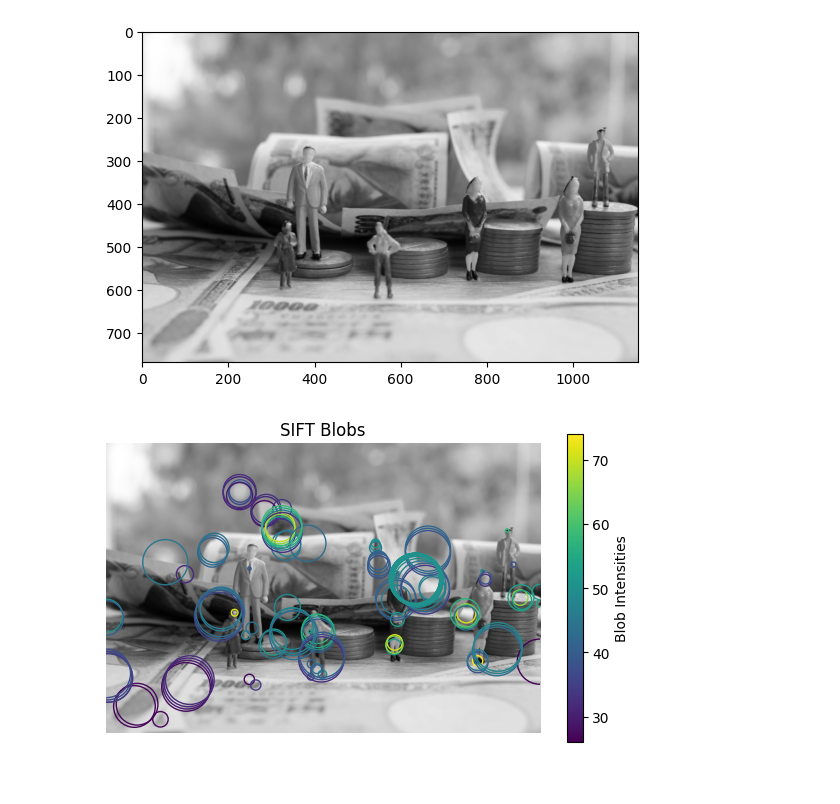
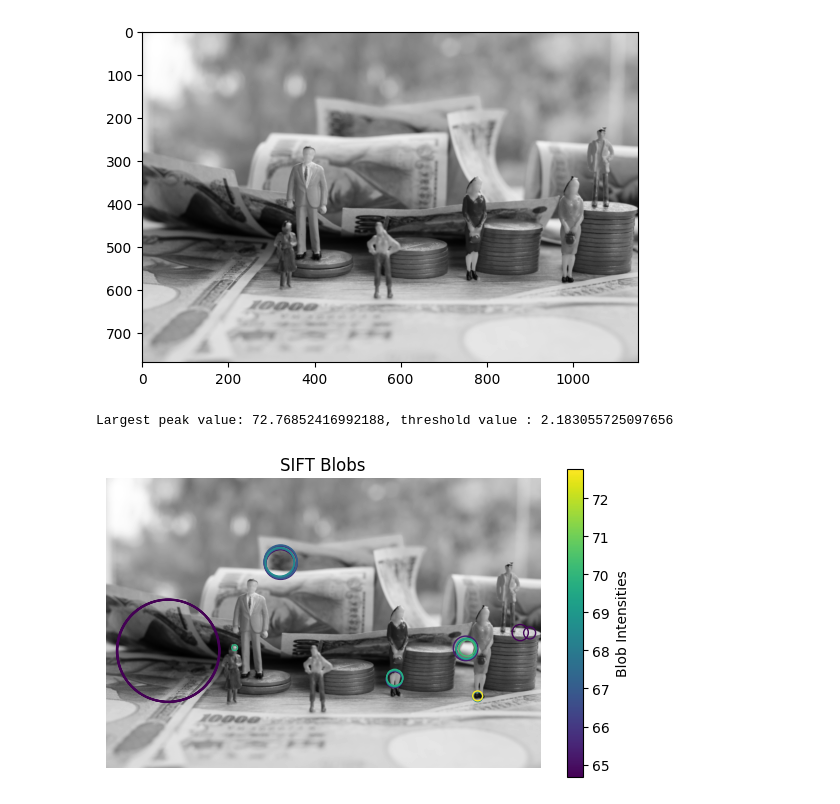
Before and after one commit to tsultan16/Computer_Vision, a Jupyter notebook: feature_detection/blob_detection.ipynb, the cells around one changed output. Drawn from its saved outputs; the diff is of its cells as text; code cells hidden in the pictures.

Commit message:
improved the thresholding

```diff
--- a/feature_detection/blob_detection.ipynb
+++ b/feature_detection/blob_detection.ipynb
@@ -176,20 +176,24 @@ Sigma = 92.0, Peaks = [[(261, 204), 176.05214]]
 4) Use non-maximal suppression inside a cubic window, e.g. a 3x3x3 window, to extract the local maxima $(x_*, y_*, \sigma_*)$, these are the SIFT features/blobs
 # %%
 # this function takes the absolute value of an array and suppresses all non-maximal values within a specified neighborhood size
-def non_maximal_suppression(arr, threshold=0.5, window_size=5):
+def non_maximal_suppression(arr, threshold, window_size=5):
     w2 = int(window_size/2)  # window half-size
-
-    arr_max = np.max(arr)
-    threshold_val = threshold * arr_max
 
     for i in range(w2, arr.shape[0]-w2):
         for j in range(w2, arr.shape[1]-w2):
             patch = arr[i-w2:i+w2, j-w2:j+w2]
 
-            # peak values that are smaller than the threshold value get suppressed
-            maxval = max(np.max(patch), threshold_val)
+            # values that are smaller than the local peak get suppressed
+            maxval = np.max(patch)
             patch[patch < maxval] = 0
             arr[i-w2:i+w2, j-w2:j+w2] = patch
+
+
+    # apply the threshol to get rid of weaker peaks
+    arr_max = np.max(arr)
+    threshold_val = threshold * arr_max
+    #print(f"Largest peak value: {arr_max}, threshold value : {threshold_val}")
+    arr[arr < threshold_val] = 0.0
 
     return arr
 
@@ -230,10 +234,16 @@ def get_peaks(arr, sigmas, num_peaks=100):
     peak_values = arr_flat[peak_indices]
     peak_indices = np.unravel_index(peak_indices, arr.shape)
 
+
     # sort the values and indices
     sorted_indices = np.argsort(peak_values)
     peak_values = (peak_values[sorted_indices]).reshape((len(peak_values),-1))
     peak_indices = (np.column_stack(peak_indices)[sorted_indices]).astype('float32')
+
+    # only keap non-zero peaks
+    nonzero_idx = np.nonzero(peak_values)[0][0]
+    peak_values = peak_values[nonzero_idx:]
+    peak_indices = peak_indices[nonzero_idx:]
 
     # replace the first index position, which is the scale index with the actual scale/sigma value
     peak_indices[:,0] = sigmas[(peak_indices[:,0]).astype(int)]
@@ -242,7 +252,6 @@ def get_peaks(arr, sigmas, num_peaks=100):
     peaks = np.concatenate((peak_indices, peak_values), axis=1)
 
     return peaks
-
 
 
 def plot_SIFT(img, blobs):
@@ -275,7 +284,7 @@ def plot_SIFT(img, blobs):
 
 
 # make sure the input image is float and not uint
-def SIFT(img, num_scales=30, threshold=0.9, window_size=3, max_blob_size=0.1, num_blobs=100, supression=True, show_blobs=False):
+def SIFT(img, num_scales=30, threshold=0.03, window_size=3, max_blob_size=0.1, num_blobs=100, supression=True, show_blobs=False):
     # specify range of sigmas
     sigmas = np.linspace(1.0, max_blob_size*np.sqrt(img.shape[0]**2 + img.shape[1]**2), num_scales)
     #print(f"sigmas: {sigmas}")
@@ -308,7 +317,7 @@ def SIFT(img, num_scales=30, threshold=0.9, window_size=3, max_blob_size=0.1, nu
 
 
 # altermnate version of SIFT thta uses difference of gaussians instead of nlogs
-def SIFT_DoG(img, num_scales=30, threshold=0.9, window_size=3, max_blob_size=0.1, num_blobs=100, supression=True, show_blobs=False):
+def SIFT_DoG(img, num_scales=50, threshold=0.03, window_size=3, max_blob_size=0.1, num_blobs=100, supression=True, show_blobs=False):
     # specify range of sigmas
     sigmas = np.linspace(1.0, max_blob_size*np.sqrt(img.shape[0]**2 + img.shape[1]**2), num_scales)
     #print(f"sigmas: {sigmas}")
@@ -387,6 +395,7 @@ plt.show()
 (768, 1152)
 [figure]
 # %%
-SIFT_blobs = SIFT_DoG(img4, threshold=0.35, window_size=7, max_blob_size=0.025, num_blobs_per_scale=50, supression=True)
+SIFT_blobs = SIFT_DoG(img4, window_size=3, max_blob_size=0.05, num_blobs=30, supression=True)
 # %% [output]
+Largest peak value: 72.76852416992188, threshold value : 2.183055725097656
-[figure, old version]
+[figure, new version]
```
Also changed, not shown: parts of 4 cells of this notebook.
